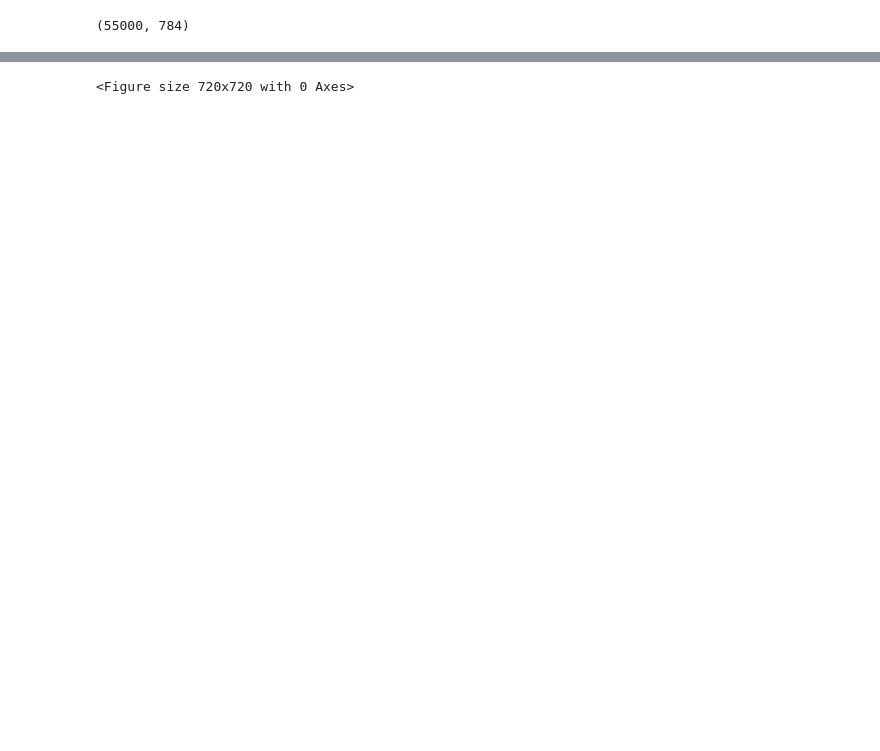
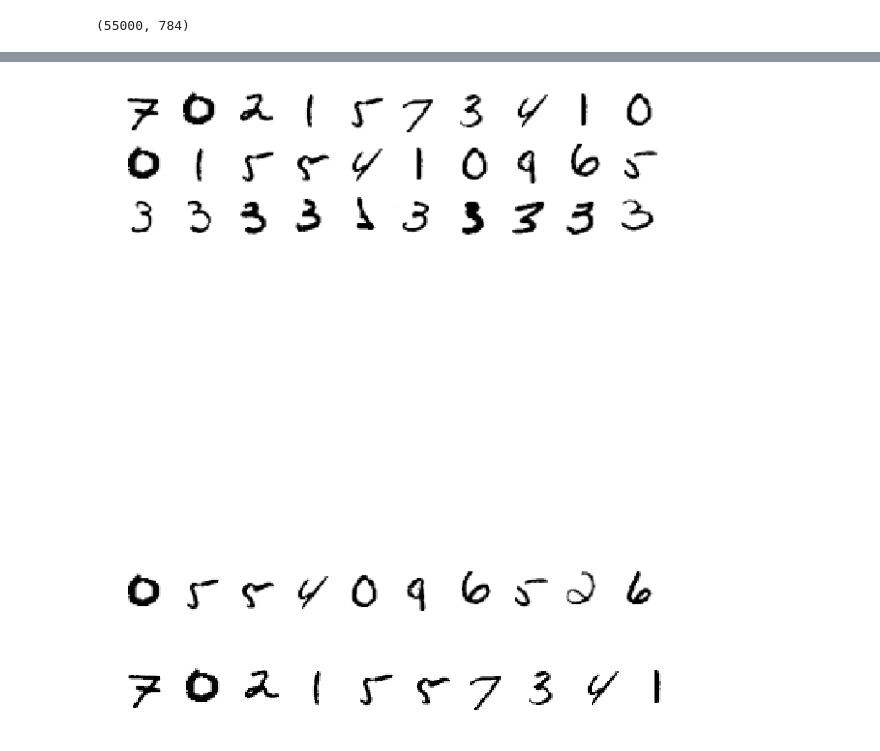
Before and after one commit to bhushanmalgaonkar/neural-learning-visualization, a Jupyter notebook: neural-learning-visualization.ipynb, the cells around one changed output, grey strips where cells are left out. Drawn from its saved outputs; the diff is of its cells as text; code cells hidden in the pictures; blank space fills up the shorter version.

```diff
--- a/neural-learning-visualization.ipynb
+++ b/neural-learning-visualization.ipynb
@@ -142,11 +130,24 @@ a5_val[:, np.random.randint(1024, size=10)].shape
 # %%
+# Plot output of 5th hidden layer
 plt.figure(figsize=(10, 10))
 for d in range(10):
-  d_images = batch_x[np.argmax(a5_val, axis=1) == d]
+  d_images = d_images = batch_x[np.argmax(a5_val[:, np.random.randint(1024, size=10)], axis=1) == d]
   d_images = d_images[:min(10, len(d_images))]
   for i in range(len(d_images)):
     plt.subplot(10, 10, d * 10 + i + 1)
     plt.imshow(d_images[i].reshape(28, 28))
     plt.axis('off')
 # %% [output]
-<Figure size 720x720 with 0 Axes>
+[figure, added]
+# %%
+# Plot output of 4th hidden layer
+plt.figure(figsize=(10, 10))
+for d in range(10):
+  d_images = d_images = batch_x[np.argmax(a4_val[:, np.random.randint(1024, size=10)], axis=1) == d]
+  d_images = d_images[:min(10, len(d_images))]
+  for i in range(len(d_images)):
+    plt.subplot(10, 10, d * 10 + i + 1)
+    plt.imshow(d_images[i].reshape(28, 28))
+    plt.axis('off')
+# %% [output]
+[figure, added]
```
Also changed, not shown: parts of 33 cells of this notebook.
